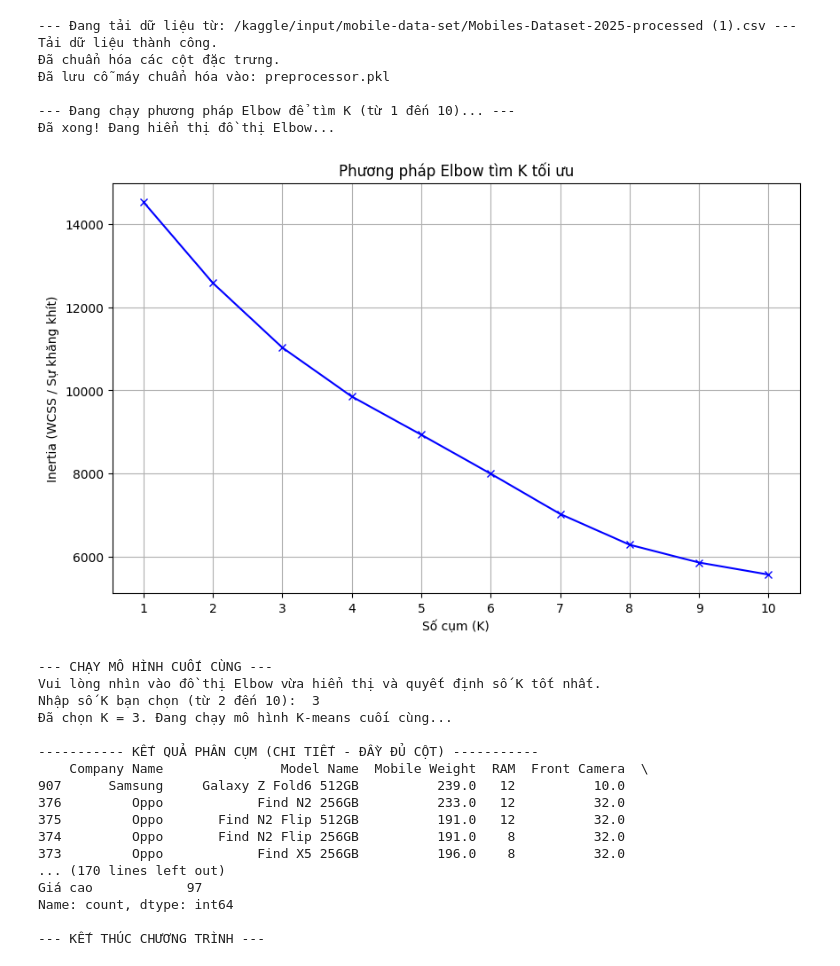
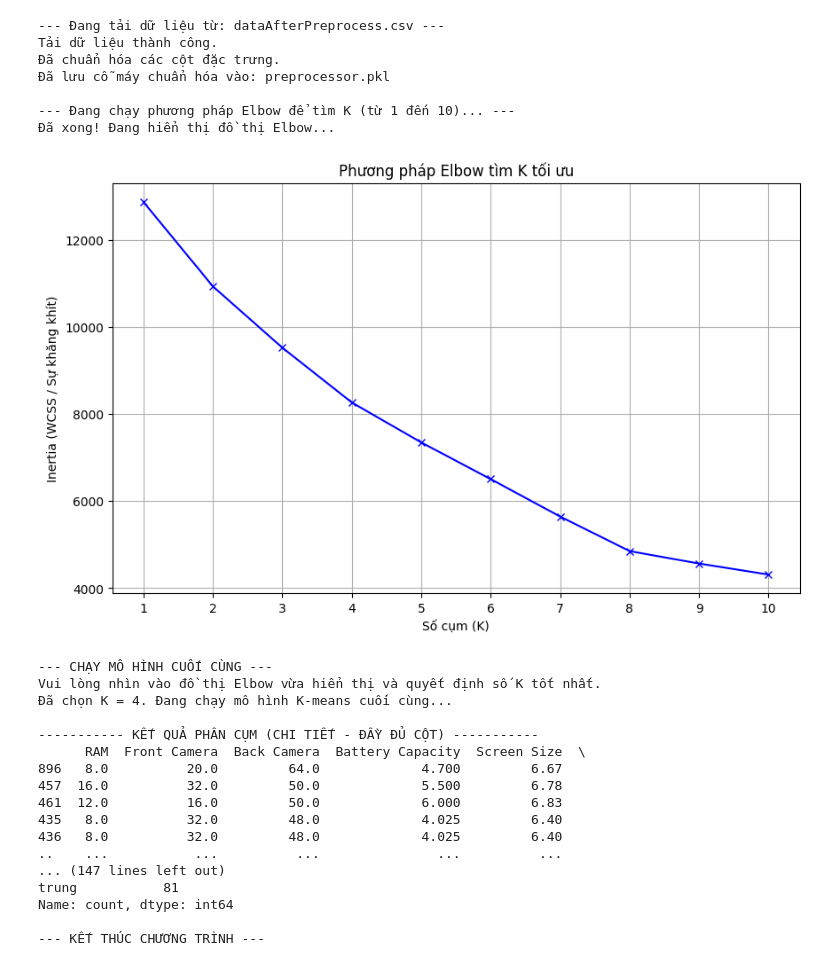
Before and after one commit to nguyenductripro/Data-mining-group-3, a Jupyter notebook: K-means.ipynb, the cells around one changed output. Drawn from its saved outputs; the diff is of its cells as text; code cells hidden in the pictures.

```diff
--- a/K-means.ipynb
+++ b/K-means.ipynb
@@ -6,14 +6,13 @@ from sklearn.preprocessing import StandardScaler
 from sklearn.compose import ColumnTransformer
 import joblib
 
-FILE_PATH = "/kaggle/input/mobile-data-set/Mobiles-Dataset-2025-processed (1).csv"
+FILE_PATH = "dataAfterPreprocess.csv"
 
 NUMERIC_FEATURES = [
     'RAM', 'Front Camera', 'Back Camera', 'Battery Capacity',
     'Screen Size', 'ROM','Launched Price (USA)',
     'Company_Apple', 'Company_Honor', 'Company_Oppo', 'Company_Other',
-    'Company_Samsung', 'Company_Vivo', 'Processor_vec1', 'Processor_vec2',
-    'Processor_vec3'
+    'Company_Samsung', 'Company_Vivo', 'Processor_Avg_Price_Scaled'
 ]
 
 CATEGORICAL_FEATURES = []
@@ -110,49 +109,59 @@ print(cluster_summary)
 
 print(f"\n--- DÁN NHÃN THỦ CÔNG ---")
 print(f"Lần lượt nhập {BEST_K} tên nhãn cho từng cụm (từ 0 đến {BEST_K-1}).")
 
 label_mapping = {}
 
 for k in range(BEST_K):
     label_name = input(f"Nhập tên nhãn (label) cho Cluster {k}: ")
     label_mapping[k] = label_name
 
 print("\nĐã tạo bản đồ nhãn (label mapping) sau:")
 print(label_mapping)
 
 df['PhanKhuc'] = df['Cluster'].map(label_mapping)
 
 print("\n----------- KẾT QUẢ SAU KHI DÁN NHÃN -----------")
 print("Đây là DataFrame đầy đủ với cột 'PhanKhuc' mới:")
 print(df.sort_values(by='Cluster'))
 
+
+OUTPUT_FILE_PATH = "data_with_clusters_and_labels.csv"
+try:
+    df.to_csv(OUTPUT_FILE_PATH, index=False, encoding='utf-8')
+    print(f"\n✅ ĐÃ LƯU KẾT QUẢ PHÂN KHÚC VÀO FILE: {OUTPUT_FILE_PATH}")
+except Exception as e:
+    print(f"\n❌ LỖI KHI LƯU FILE CSV: {e}")
+# -----------------------------------------------------------------
+
+
 print("\n----------- TÓM TẮT SỐ LƯỢSNG PHÂN KHÚC -----------")
 print(df['PhanKhuc'].value_counts())
 
 print("\n--- KẾT THÚC CHƯƠNG TRÌNH ---")
 # %% [output]
---- Đang tải dữ liệu từ: /kaggle/input/mobile-data-set/Mobiles-Dataset-2025-processed (1).csv ---
+--- Đang tải dữ liệu từ: dataAfterPreprocess.csv ---
 Tải dữ liệu thành công.
 Đã chuẩn hóa các cột đặc trưng.
 Đã lưu cỗ máy chuẩn hóa vào: preprocessor.pkl
 
 --- Đang chạy phương pháp Elbow để tìm K (từ 1 đến 10)... ---
 Đã xong! Đang hiển thị đồ thị Elbow...
-[figure, old version]
+[figure, new version]
 --- CHẠY MÔ HÌNH CUỐI CÙNG ---
 Vui lòng nhìn vào đồ thị Elbow vừa hiển thị và quyết định số K tốt nhất.
-Nhập số K bạn chọn (từ 2 đến 10):  3
-Đã chọn K = 3. Đang chạy mô hình K-means cuối cùng...
+Đã chọn K = 4. Đang chạy mô hình K-means cuối cùng...
 
 ----------- KẾT QUẢ PHÂN CỤM (CHI TIẾT - ĐẦY ĐỦ CỘT) -----------
-    Company Name               Model Name  Mobile Weight  RAM  Front Camera  \
-907      Samsung     Galaxy Z Fold6 512GB          239.0   12          10.0
-376         Oppo            Find N2 256GB          233.0   12          32.0
-375         Oppo       Find N2 Flip 512GB          191.0   12          32.0
-374         Oppo       Find N2 Flip 256GB          191.0    8          32.0
-373         Oppo            Find X5 256GB          196.0    8          32.0
-... (170 lines left out)
-Giá cao            97
+      RAM  Front Camera  Back Camera  Battery Capacity  Screen Size  \
+896   8.0          20.0         64.0             4.700         6.67
+457  16.0          32.0         50.0             5.500         6.78
+461  12.0          16.0         50.0             6.000         6.83
+435   8.0          32.0         48.0             4.025         6.40
+436   8.0          32.0         48.0             4.025         6.40
+..    ...           ...          ...               ...          ...
+... (147 lines left out)
+trung           81
 Name: count, dtype: int64
 
 --- KẾT THÚC CHƯƠNG TRÌNH ---
```
Also changed, not shown: 4 other files.
